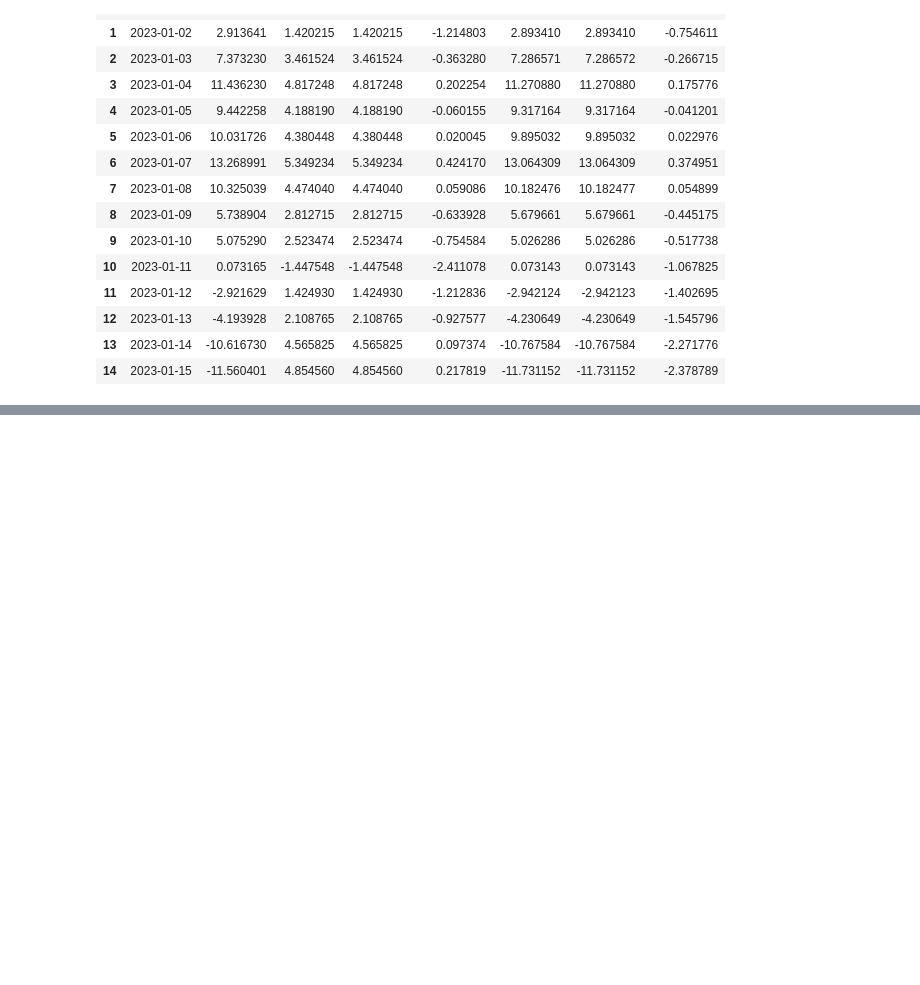
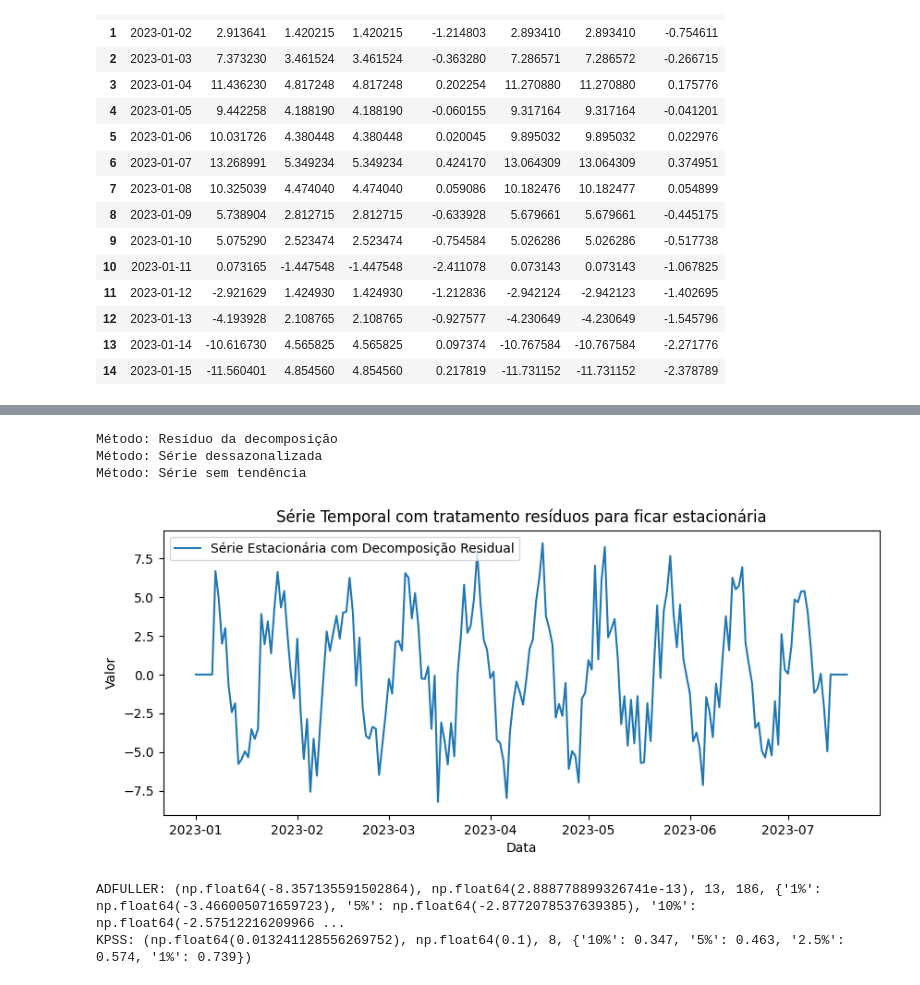
Before and after one commit to ficorrea/data_science, a Jupyter notebook: timeseries/series_temp.ipynb, the cells around one changed output, grey strips where cells are left out. Drawn from its saved outputs; the diff is of its cells as text; code cells hidden in the pictures; blank space fills up the shorter version.

```diff
--- a/timeseries/series_temp.ipynb
+++ b/timeseries/series_temp.ipynb
@@ -382,0 +492,50 @@ dft.head(15)
+# %%
+def tornar_estacionaria(serie_original, decomp, metodo='residual'):
+    """
+    Torna a série estacionária usando diferentes métodos
+
+    Args:
+        metodo: str, método para estacionarização
+        'residual' - usa apenas o resíduo
+        'deseasonalized' - remove sazonalidade
+        'detrended' - remove tendência
+    """
+    if metodo == 'residual':
+        # self.serie_estacionaria = self.residuo
+        serie_estacionaria = decomp[2]
+        print("Método: Resíduo da decomposição")
+
+    elif metodo == 'deseasonalized':
+        # self.serie_estacionaria = self.serie_original - self.sazonalidade
+        serie_estacionaria = serie_original - decomp[1]
+        print("Método: Série dessazonalizada")
+
+    elif metodo == 'detrended':
+        # self.serie_estacionaria = self.serie_original - self.tendencia
+        serie_estacionaria = serie_original - decomp[0]
+        print("Método: Série sem tendência")
+
+    return serie_estacionaria
+
+df['decomp_residuo'] = tornar_estacionaria(df['Valor'], decomp, metodo='residual').fillna(0)
+df['decomp_sazonalidade'] = tornar_estacionaria(df['Valor'], decomp, metodo='deseasonalized').fillna(0)
+df['decomp_tendencia'] = tornar_estacionaria(df['Valor'], decomp, metodo='detrended').fillna(0)
+# %% [output]
+Método: Resíduo da decomposição
+Método: Série dessazonalizada
+Método: Série sem tendência
+# %%
+plt.figure(figsize=(10,4))
+plt.plot(df['Data'], df['decomp_residuo'], label='Série Estacionária com Decomposição Residual')
+plt.title('Série Temporal com tratamento resíduos para ficar estacionária')
+plt.xlabel('Data')
+plt.ylabel('Valor')
+plt.legend()
+plt.show()
+# %% [output]
+[figure, added]
+# %%
+stat_test(df, 'decomp_residuo')
+# %% [output]
+ADFULLER: (np.float64(-8.357135591502864), np.float64(2.888778899326741e-13), 13, 186, {'1%': np.float64(-3.466005071659723), '5%': np.float64(-2.8772078537639385), '10%': np.float64(-2.57512216209966 ...
+KPSS: (np.float64(0.013241128556269752), np.float64(0.1), 8, {'10%': 0.347, '5%': 0.463, '2.5%': 0.574, '1%': 0.739})
```
Also changed, not shown: parts of 18 cells of this notebook.
